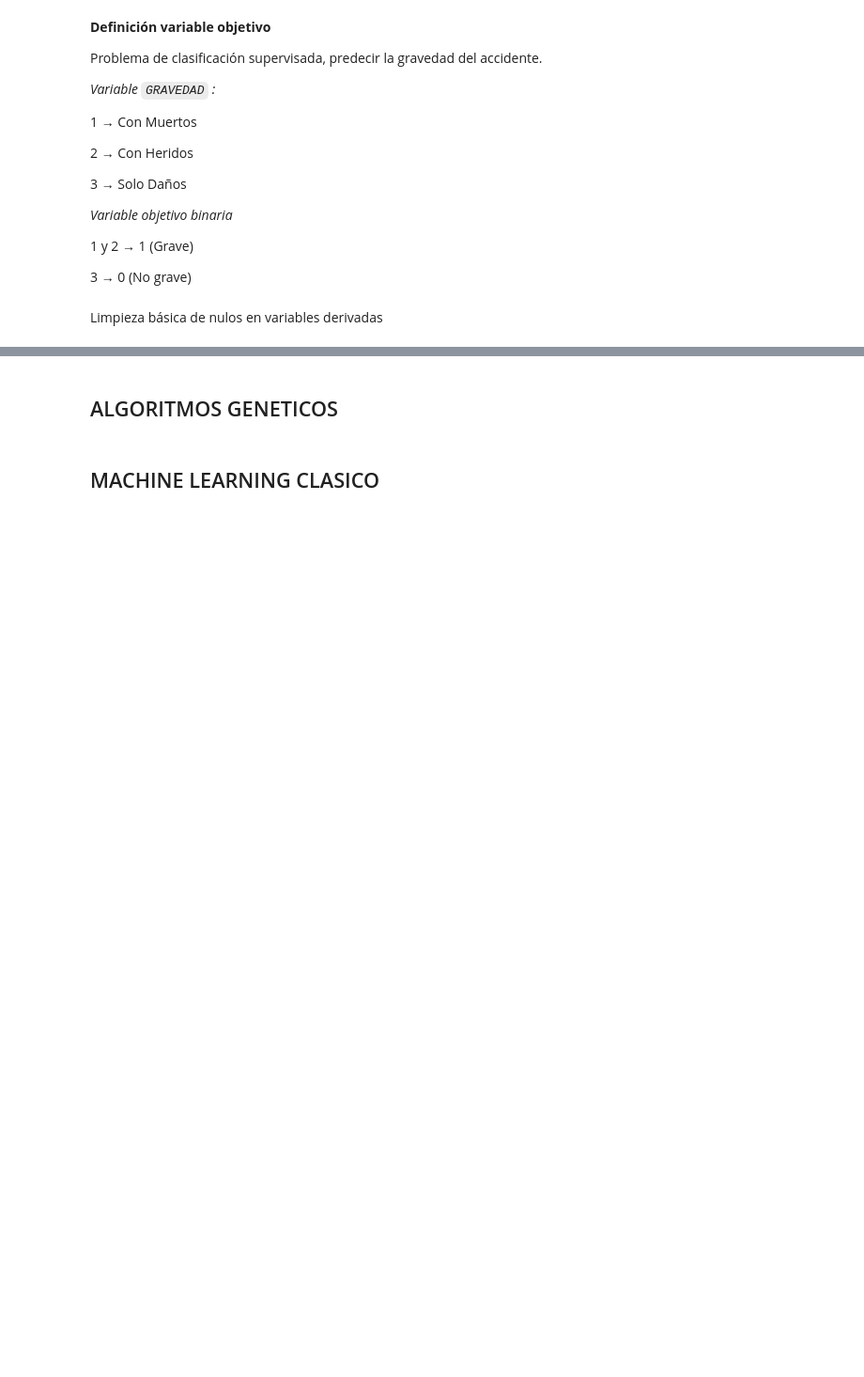
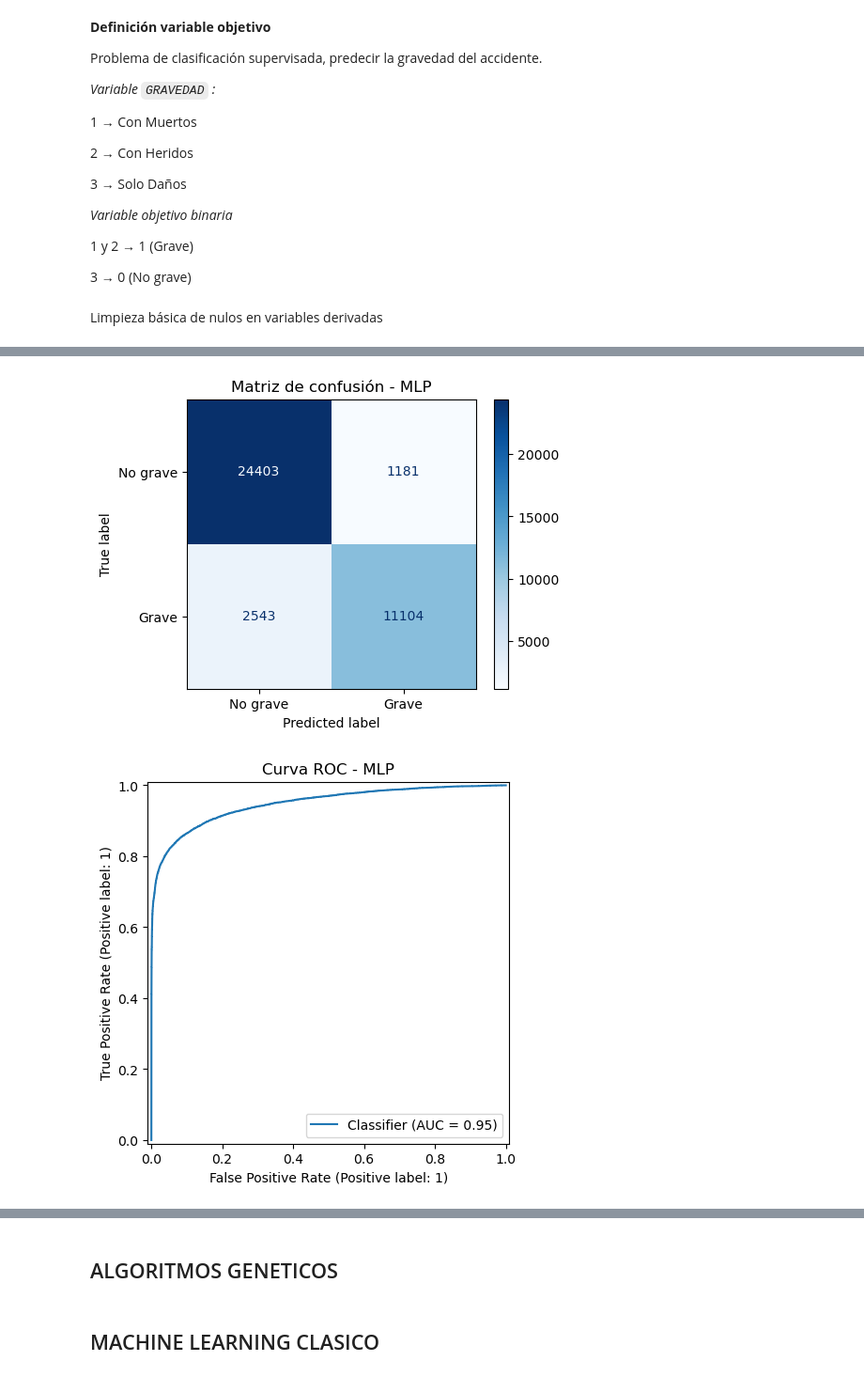
Before and after one commit to Vankold1/SiniBogota, a Jupyter notebook: SiniBogota_notebook.ipynb, the cells around one changed output, grey strips where cells are left out. Shown at 94% size. Saved outputs shown, nothing was run; the diff lists cells and outputs as text; code cells hidden in the pictures; blank space fills up the shorter version.

```diff
--- a/SiniBogota_notebook.ipynb
+++ b/SiniBogota_notebook.ipynb
@@ -911,0 +1222,11 @@ print(df_modelo['GRAVEDAD_BIN'].value_counts(normalize=True, dropna=False))
+# %%
+#Train/Test split
+from sklearn.model_selection import train_test_split
+
+X_train, X_test, y_train, y_test = train_test_split(
+    X_encoded,
+    y,
+    test_size=0.2,
+    random_state=42,
+    stratify=y
+)
@@ -911,0 +1235,8 @@ print(df_modelo['GRAVEDAD_BIN'].value_counts(normalize=True, dropna=False))
+# %%
+# Escalado
+from sklearn.preprocessing import StandardScaler
+
+scaler = StandardScaler()
+
+X_train_scaled = scaler.fit_transform(X_train)
+X_test_scaled = scaler.transform(X_test)
@@ -911,0 +1304,55 @@ print(df_modelo['GRAVEDAD_BIN'].value_counts(normalize=True, dropna=False))
+# %%
+from sklearn.metrics import (
+    accuracy_score, precision_score, recall_score, f1_score,
+    roc_auc_score, average_precision_score,
+    confusion_matrix, classification_report,
+    ConfusionMatrixDisplay, RocCurveDisplay, PrecisionRecallDisplay
+)
+import matplotlib.pyplot as plt
+
+# Predicciones y probabilidades
+y_pred = mlp.predict(X_test_scaled_imputed)
+y_proba = mlp.predict_proba(X_test_scaled_imputed)[:, 1]
+
+# Métricas principales
+acc = accuracy_score(y_test, y_pred)
+prec = precision_score(y_test, y_pred, zero_division=0)
+rec = recall_score(y_test, y_pred, zero_division=0)
+f1 = f1_score(y_test, y_pred, zero_division=0)
+roc_auc = roc_auc_score(y_test, y_proba)
+pr_auc = average_precision_score(y_test, y_proba)
+
+print("=== MÉTRICAS MLP ===")
+print(f"Accuracy:  {acc:.4f}")
+print(f"Precision: {prec:.4f}")
+print(f"Recall:    {rec:.4f}")
+print(f"F1-score:  {f1:.4f}")
+print(f"ROC-AUC:   {roc_auc:.4f}")
+print(f"PR-AUC:    {pr_auc:.4f}")
+
+print("\n=== REPORTE DE CLASIFICACIÓN ===")
+print(classification_report(y_test, y_pred, target_names=["No grave", "Grave"], zero_division=0))
+
+# Matriz de confusión
+fig, ax = plt.subplots(figsize=(5, 4))
+ConfusionMatrixDisplay.from_predictions(
+    y_test, y_pred,
+    display_labels=["No grave", "Grave"],
+    cmap="Blues",
+    ax=ax
+)
+plt.title("Matriz de confusión - MLP")
+plt.show()
+
+# Curva ROC
+fig, ax = plt.subplots(figsize=(6, 5))
+RocCurveDisplay.from_predictions(y_test, y_proba, ax=ax)
+plt.title("Curva ROC - MLP")
+plt.show()
+
+# Curva Precision-Recall
+fig, ax = plt.subplots(figsize=(6, 5))
+PrecisionRecallDisplay.from_predictions(y_test, y_proba, ax=ax)
+plt.title("Curva Precision-Recall - MLP")
+plt.show()
+# %% [output]
@@ -911,0 +1376,2 @@ print(df_modelo['GRAVEDAD_BIN'].value_counts(normalize=True, dropna=False))
+[figure, added]
+[figure, added]
```
Also changed, not shown: parts of 47 cells of this notebook.
